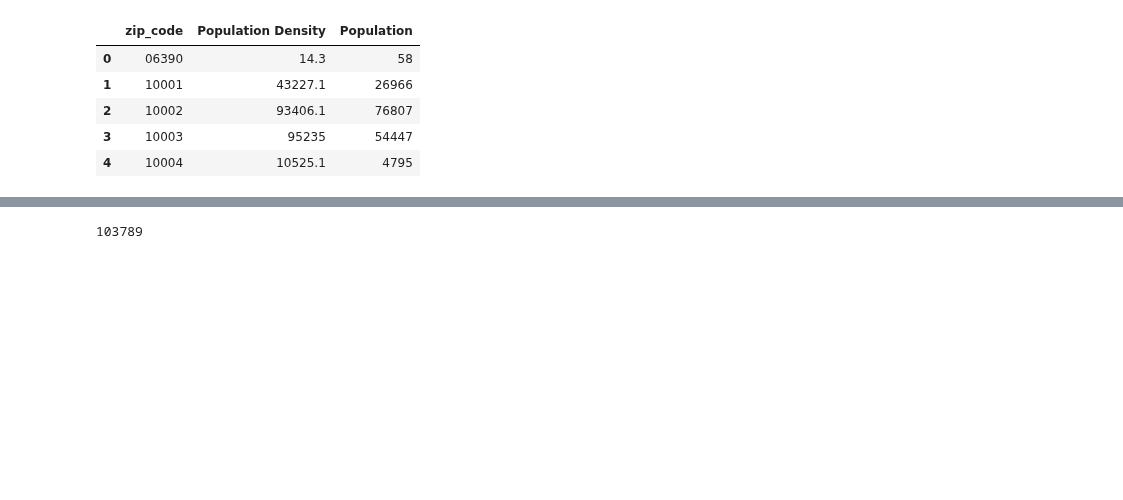
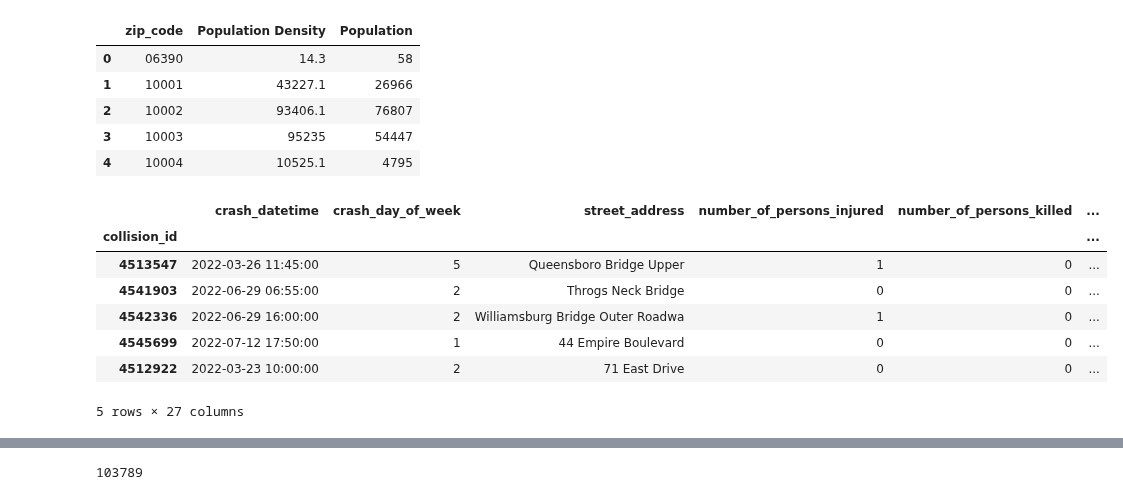
Before and after one commit to ReiannaLiu/MotorVehicleCollision, a Jupyter notebook: data_cleaning_process/loading_data.ipynb, the cells around one changed output, grey strips where cells are left out. Cells and saved outputs as stored; diff of their text form; code cells hidden in the pictures; blank space fills up the shorter version.

```diff
--- a/data_cleaning_process/loading_data.ipynb
+++ b/data_cleaning_process/loading_data.ipynb
@@ -131,7 +131,20 @@ demo_df.head()
 | 3 | 10003 | 95235 | 54447 |
 | 4 | 10004 | 10525.1 | 4795 |
 # %%
-df = df.reset_index().merge(demo_df, on='zip_code', how='left').set_index('collision_id')
+df = df.reset_index()
+df = df.merge(demo_df, on='zip_code', how='left')
+df.set_index('collision_id', inplace=True)
+df["Population"] = df["Population"].astype("float")
+df.head()
+# %% [output]
+|  | crash_datetime | crash_day_of_week | street_address | number_of_persons_injured | number_of_persons_killed | ... |
+| collision_id |  |  |  |  |  | ... |
+| 4513547 | 2022-03-26 11:45:00 | 5 | Queensboro Bridge Upper | 1 | 0 | ... |
+| 4541903 | 2022-06-29 06:55:00 | 2 | Throgs Neck Bridge | 0 | 0 | ... |
+| 4542336 | 2022-06-29 16:00:00 | 2 | Williamsburg Bridge Outer Roadwa | 1 | 0 | ... |
+| 4545699 | 2022-07-12 17:50:00 | 1 | 44 Empire Boulevard | 0 | 0 | ... |
+| 4512922 | 2022-03-23 10:00:00 | 2 | 71 East Drive | 0 | 0 | ... |
+5 rows × 27 columns
 # %%
 collision_by_zip_df = df.groupby('zip_code').size()
 collision_by_zip_df = collision_by_zip_df.reset_index().rename(columns={"zip_code":"zipcodes",0:"# of Collisions"})
```
Also changed, not shown: parts of 6 cells of this notebook.
